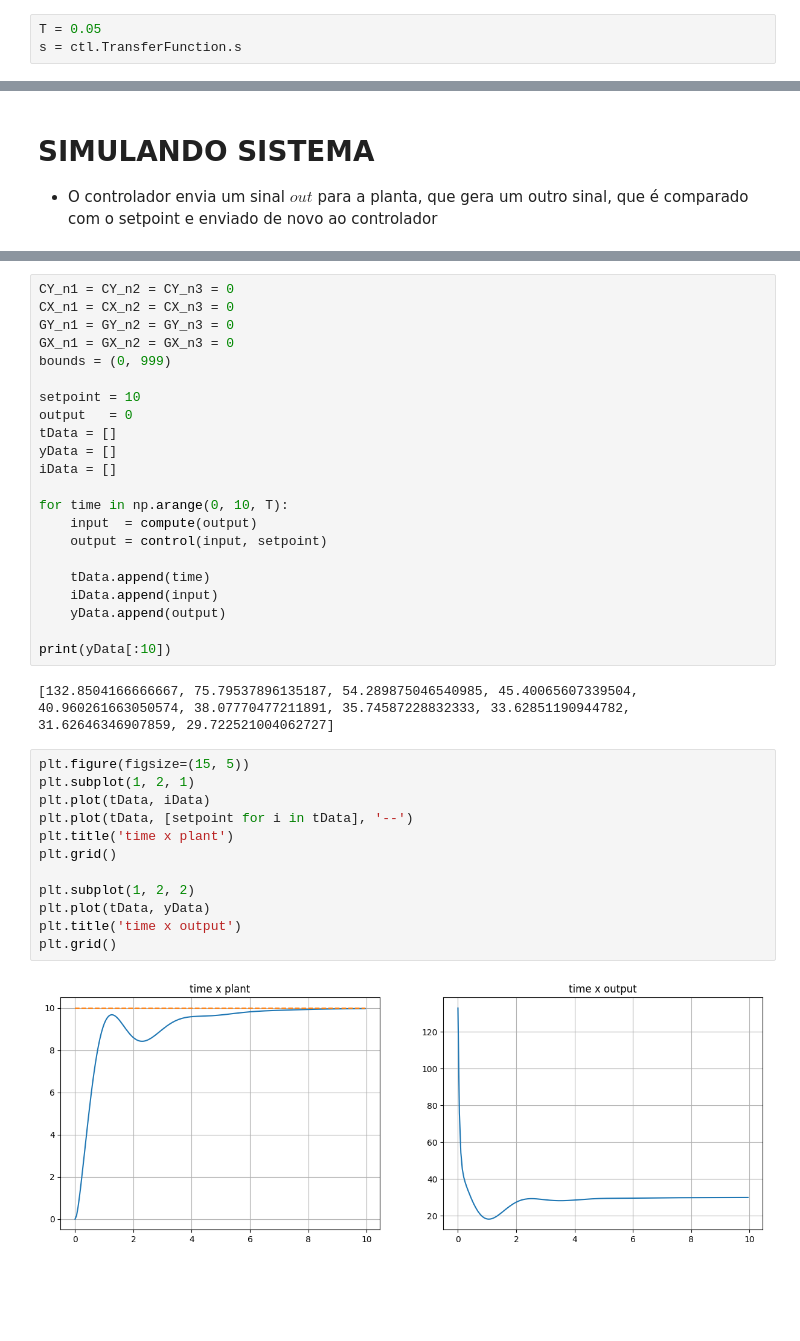
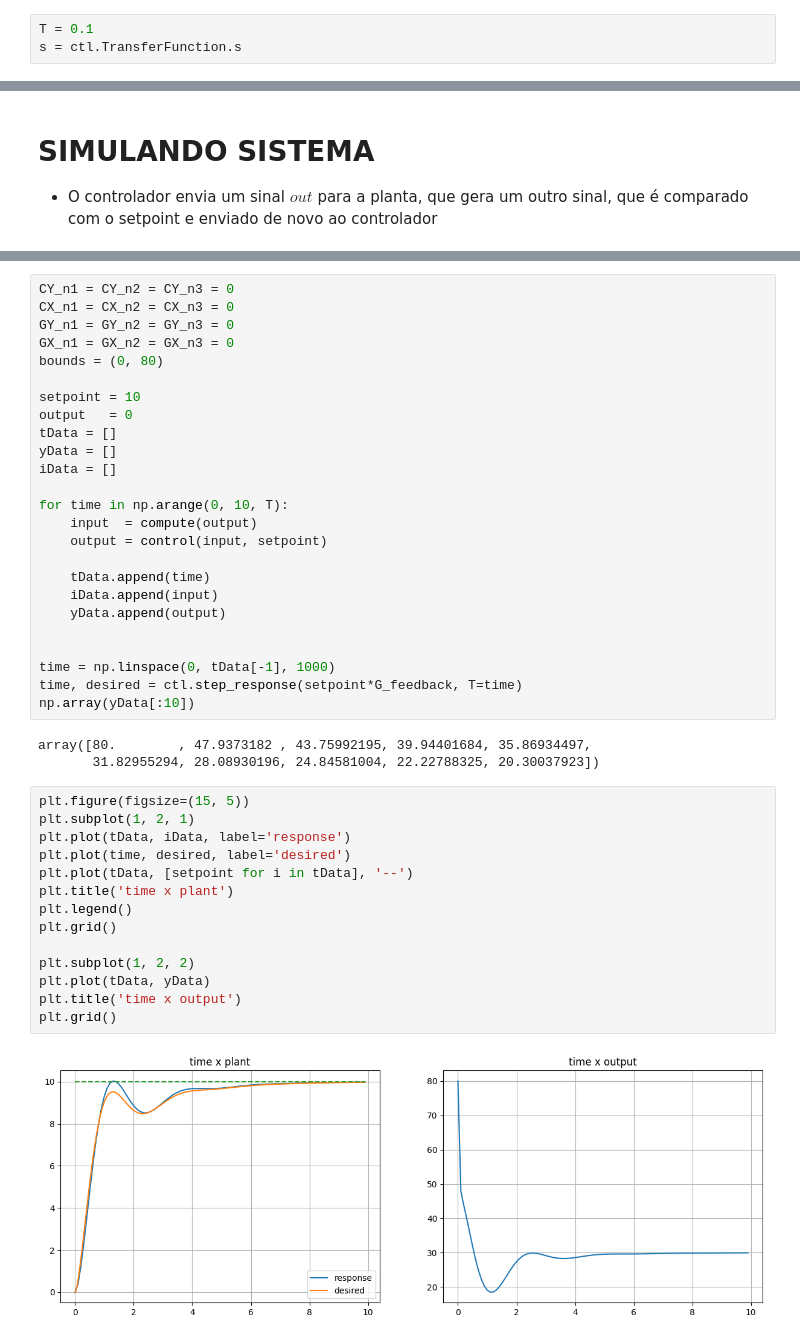
Before and after one commit to KlaussMarchi/PyTrole, a Jupyter notebook: Linear/DIGITAL/Analisys.ipynb, the cells around one changed output, grey strips where cells are left out. Drawn from its saved outputs; the diff is of its cells as text; blank space fills up the shorter version.

```diff
--- a/Linear/DIGITAL/Analisys.ipynb
+++ b/Linear/DIGITAL/Analisys.ipynb
@@ -6,7 +6,7 @@ import control as ctl
 import numpy as np
 import pandas as pd
 # %%
-T = 0.05
+T = 0.1
 s = ctl.TransferFunction.s
 # %%
 G = 1/(s**2 + 2*s + 3)
@@ -234,7 +235,7 @@ CY_n1 = CY_n2 = CY_n3 = 0
 CX_n1 = CX_n2 = CX_n3 = 0
 GY_n1 = GY_n2 = GY_n3 = 0
 GX_n1 = GX_n2 = GX_n3 = 0
-bounds = (0, 999)
+bounds = (0, 80)
 
 setpoint = 10
 output   = 0
@@ -250,20 +251,26 @@ for time in np.arange(0, 10, T):
     iData.append(input)
     yData.append(output)
 
-print(yData[:10])
+
+time = np.linspace(0, tData[-1], 1000)
+time, desired = ctl.step_response(setpoint*G_feedback, T=time)
+np.array(yData[:10])
 # %% [output]
-[132.8504166666667, 75.79537896135187, 54.289875046540985, 45.40065607339504, 40.960261663050574, 38.07770477211891, 35.74587228832333, 33.62851190944782, 31.62646346907859, 29.722521004062727]
+array([80.        , 47.9373182 , 43.75992195, 39.94401684, 35.86934497,
+       31.82955294, 28.08930196, 24.84581004, 22.22788325, 20.30037923])
 # %%
 plt.figure(figsize=(15, 5))
 plt.subplot(1, 2, 1)
-plt.plot(tData, iData)
+plt.plot(tData, iData, label='response')
+plt.plot(time, desired, label='desired')
 plt.plot(tData, [setpoint for i in tData], '--')
 plt.title('time x plant')
+plt.legend()
 plt.grid()
 
 plt.subplot(1, 2, 2)
 plt.plot(tData, yData)
 plt.title('time x output')
 plt.grid()
 # %% [output]
-[figure, old version]
+[figure, new version]
```
Also changed, not shown: parts of 9 cells of this notebook, 1 other file.
